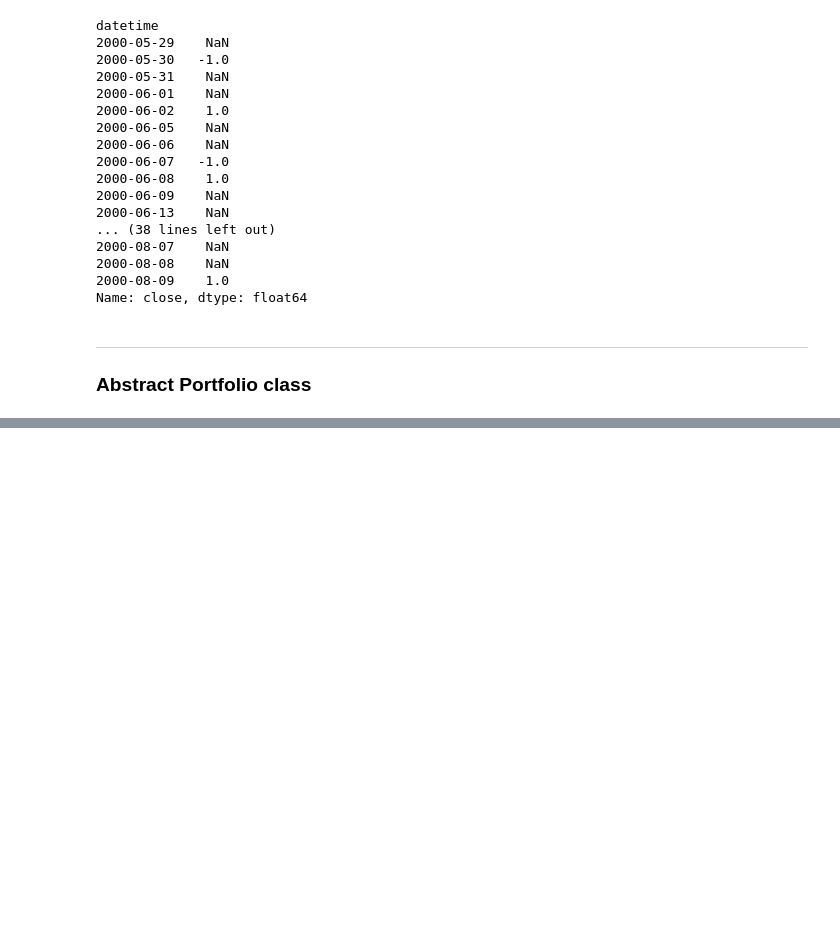
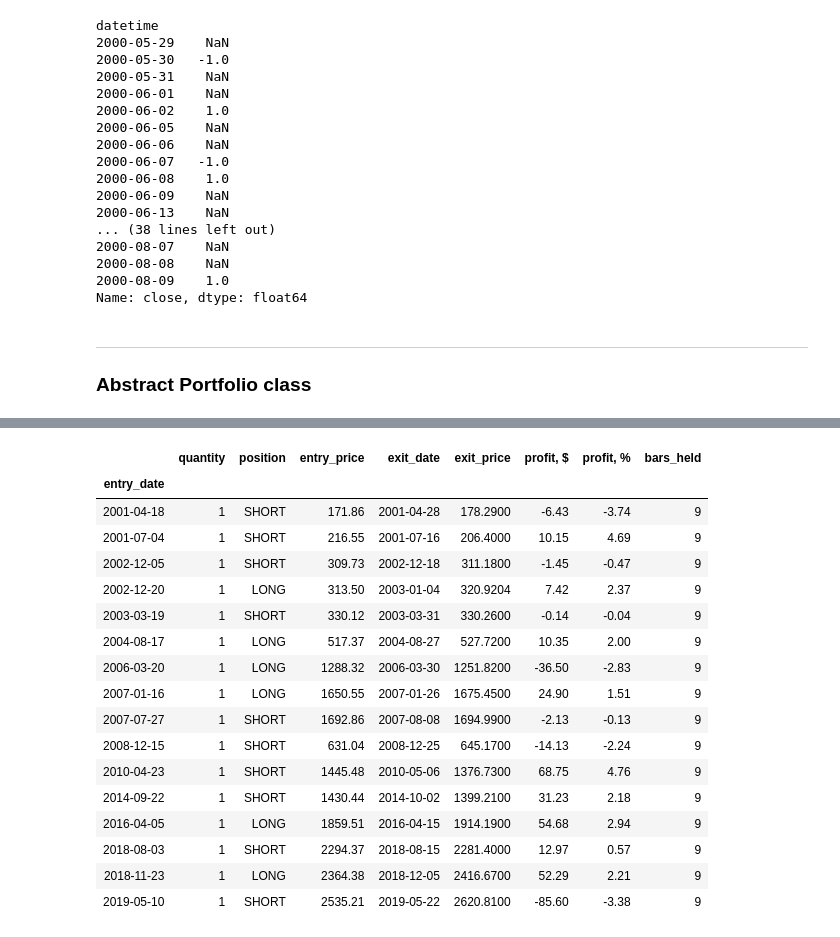
Before and after one commit to mozzherina/cherimoya, a Jupyter notebook: atPortfolio.ipynb, the cells around one changed output, grey strips where cells are left out. Cells and saved outputs as stored; diff of their text form; code cells hidden in the pictures; blank space fills up the shorter version.

```diff
--- a/atPortfolio.ipynb
+++ b/atPortfolio.ipynb
@@ -454,3 +510,25 @@ True
+# %%
+tr = port.get_trades(origin = df)
+tr.loc[tr['bars_held'] > 5]
+# %% [output]
+|  | quantity | position | entry_price | exit_date | exit_price | profit, $ | profit, % | bars_held |
+| entry_date |  |  |  |  |  |  |  |  |
+| 2001-04-18 | 1 | SHORT | 171.86 | 2001-04-28 | 178.2900 | -6.43 | -3.74 | 9 |
+| 2001-07-04 | 1 | SHORT | 216.55 | 2001-07-16 | 206.4000 | 10.15 | 4.69 | 9 |
+| 2002-12-05 | 1 | SHORT | 309.73 | 2002-12-18 | 311.1800 | -1.45 | -0.47 | 9 |
+| 2002-12-20 | 1 | LONG | 313.50 | 2003-01-04 | 320.9204 | 7.42 | 2.37 | 9 |
+| 2003-03-19 | 1 | SHORT | 330.12 | 2003-03-31 | 330.2600 | -0.14 | -0.04 | 9 |
+| 2004-08-17 | 1 | LONG | 517.37 | 2004-08-27 | 527.7200 | 10.35 | 2.00 | 9 |
+| 2006-03-20 | 1 | LONG | 1288.32 | 2006-03-30 | 1251.8200 | -36.50 | -2.83 | 9 |
+| 2007-01-16 | 1 | LONG | 1650.55 | 2007-01-26 | 1675.4500 | 24.90 | 1.51 | 9 |
+| 2007-07-27 | 1 | SHORT | 1692.86 | 2007-08-08 | 1694.9900 | -2.13 | -0.13 | 9 |
+| 2008-12-15 | 1 | SHORT | 631.04 | 2008-12-25 | 645.1700 | -14.13 | -2.24 | 9 |
+| 2010-04-23 | 1 | SHORT | 1445.48 | 2010-05-06 | 1376.7300 | 68.75 | 4.76 | 9 |
+| 2014-09-22 | 1 | SHORT | 1430.44 | 2014-10-02 | 1399.2100 | 31.23 | 2.18 | 9 |
+| 2016-04-05 | 1 | LONG | 1859.51 | 2016-04-15 | 1914.1900 | 54.68 | 2.94 | 9 |
+| 2018-08-03 | 1 | SHORT | 2294.37 | 2018-08-15 | 2281.4000 | 12.97 | 0.57 | 9 |
+| 2018-11-23 | 1 | LONG | 2364.38 | 2018-12-05 | 2416.6700 | 52.29 | 2.21 | 9 |
+| 2019-05-10 | 1 | SHORT | 2535.21 | 2019-05-22 | 2620.8100 | -85.60 | -3.38 | 9 |
 # %%
 port.apply_strategies(symbol, MODE_ALL, 'close', 'close', turnoverExit, turnoverStrat)
 # %% [output]
```
Also changed, not shown: parts of 11 cells of this notebook, 1 other file.
